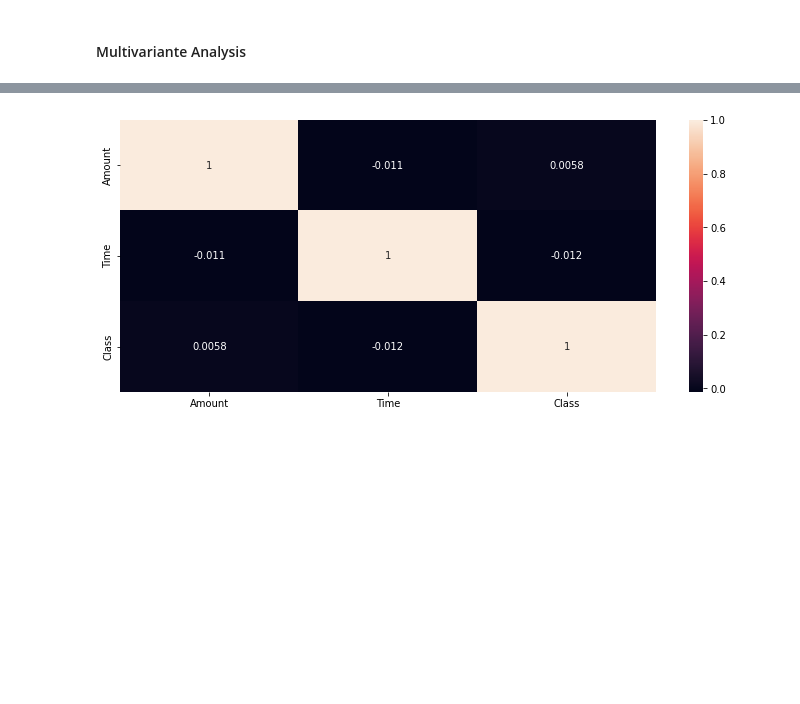
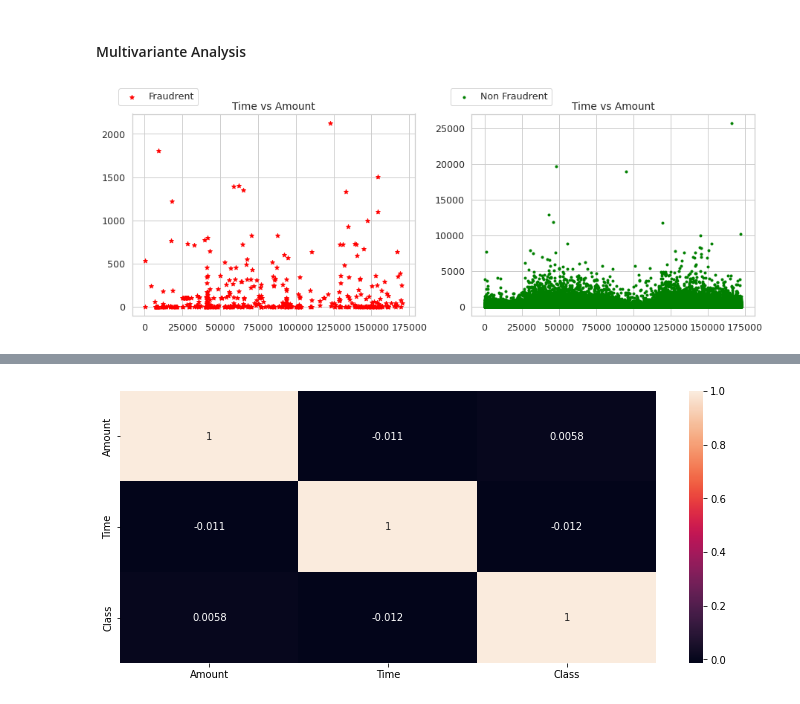
Before and after one commit to RamyGendy/CreditCardFraudDetection, a Jupyter notebook: CCFDNotebook.ipynb, the cells around one changed output, grey strips where cells are left out. Cells and saved outputs as stored; diff of their text form; code cells hidden in the pictures; blank space fills up the shorter version.

```diff
--- a/CCFDNotebook.ipynb
+++ b/CCFDNotebook.ipynb
@@ -421,3 +414,20 @@ plt.show()
 > The non-fraudrent transaction have a larger mean value, larger `Q1`, smaller `Q3` and `Q4` and larger outliers; fraudulent transactions have a smaller `Q1` and mean, larger `Q4` and smaller outliers.
 # %% [markdown]
 #### Multivariante Analysis
+# %%
+# plot relation with different scale
+df1=df[df['Class']==1]
+df2=df[df['Class']==0]
+fig, ax = plt.subplots(1,2, figsize=(15, 5))
+
+ax[0].scatter(df1['Time'],df1['Amount'],color='red', marker= '*', label='Fraudrent')
+ax[0].set_title('Time vs Amount')
+ax[0].legend(bbox_to_anchor =(0.25, 1.15))
+
+ax[1].scatter(df2['Time'],df2['Amount'],color='green', marker= '.', label='Non Fraudrent')
+ax[1].set_title('Time vs Amount')
+ax[1].legend(bbox_to_anchor =(0.3, 1.15))
+
+plt.show();
+# %% [output]
+[figure, added]
```
Also changed, not shown: parts of 9 cells of this notebook.
